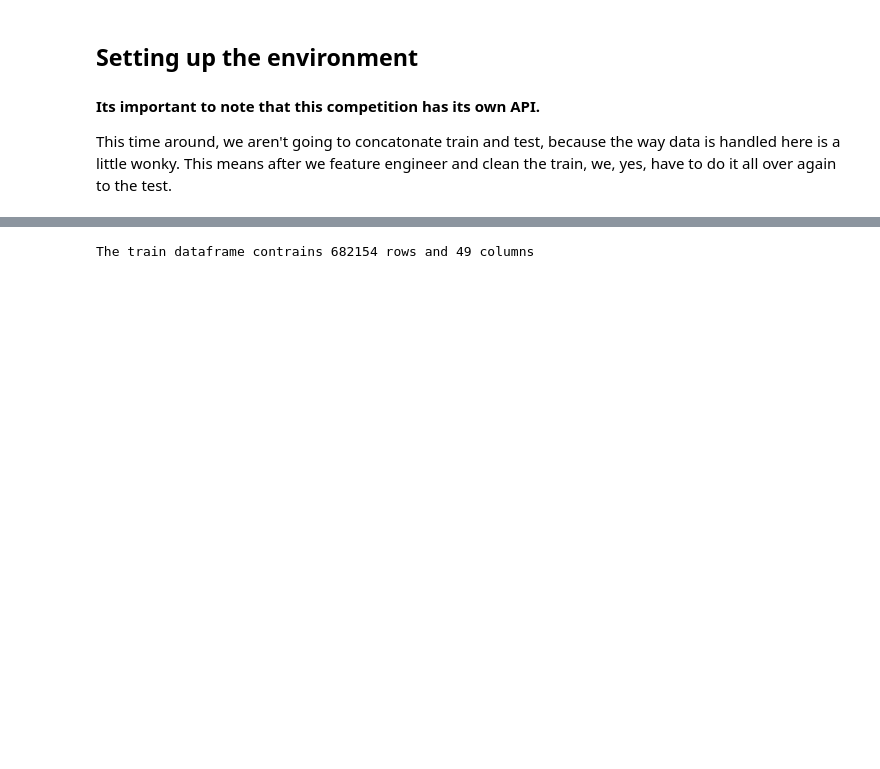
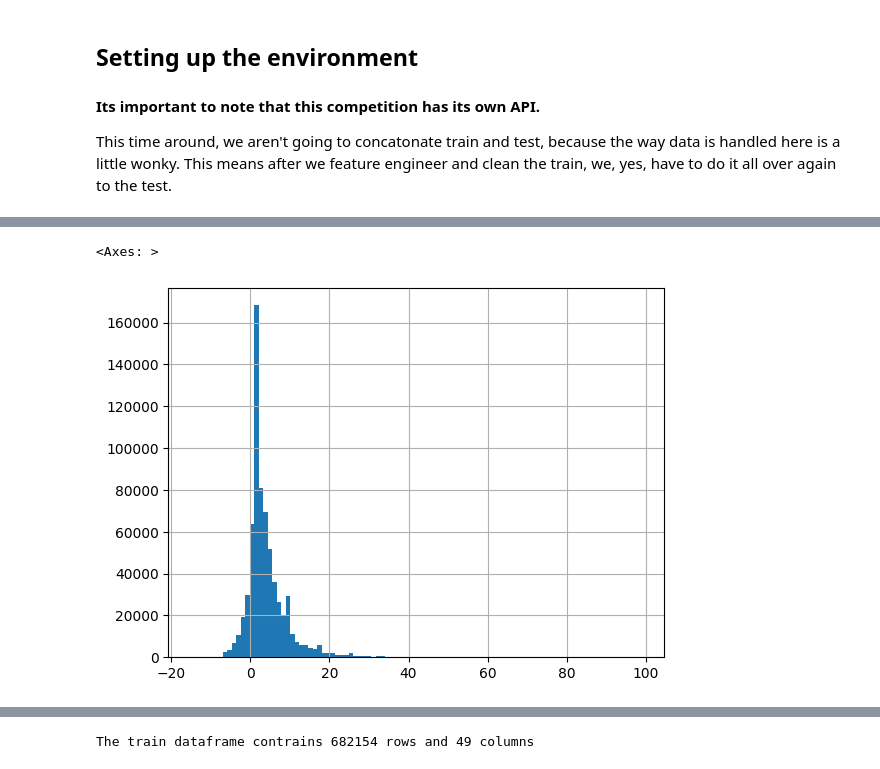
Before and after one commit to giovanni-lunetta/stat5405_final_project, a Jupyter notebook: cleaning.ipynb, the cells around one changed output, grey strips where cells are left out. Cells and saved outputs as stored; diff of their text form; code cells hidden in the pictures; blank space fills up the shorter version.

```diff
--- a/cleaning.ipynb
+++ b/cleaning.ipynb
@@ -53,0 +110,5 @@ df_train
+# %%
+df_train['Yards'].hist(bins=100)
+# %% [output]
+<Axes: >
+[figure, added]
```
Also changed, not shown: parts of 29 cells of this notebook.
